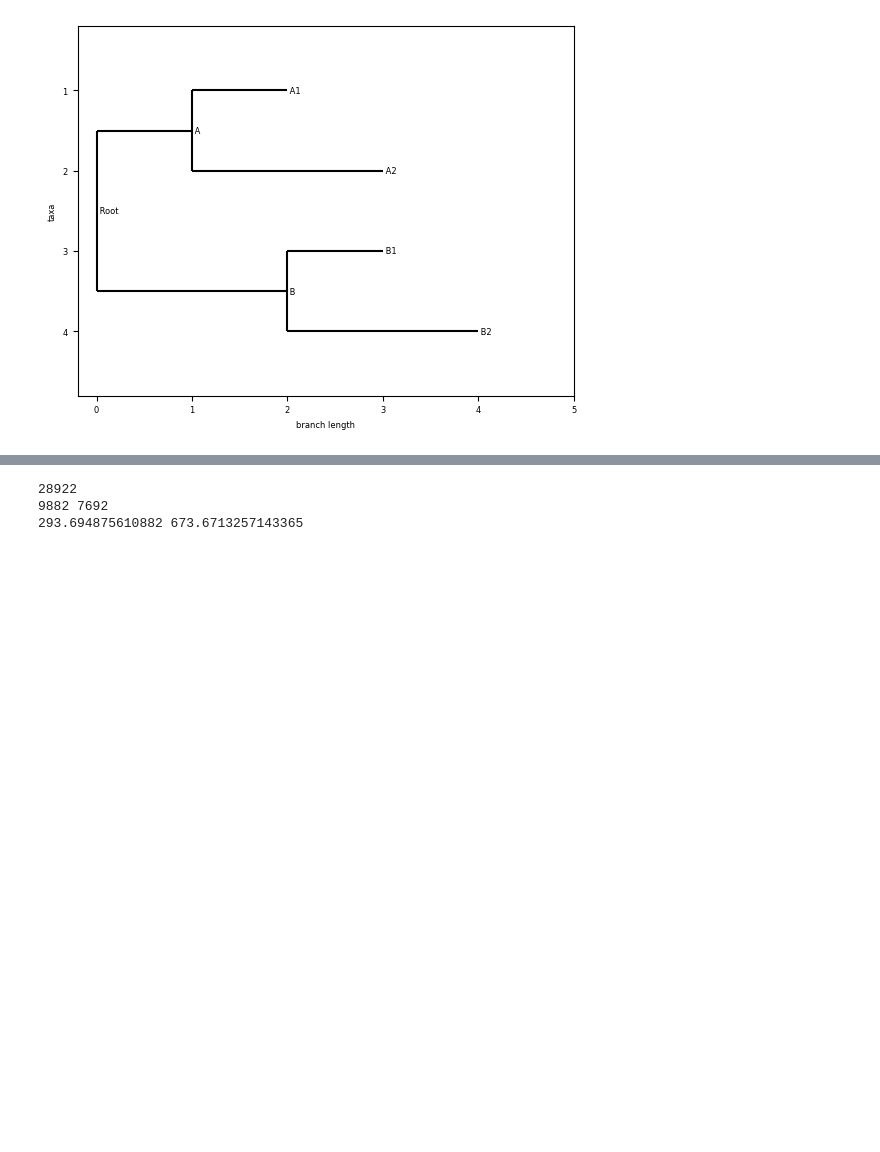
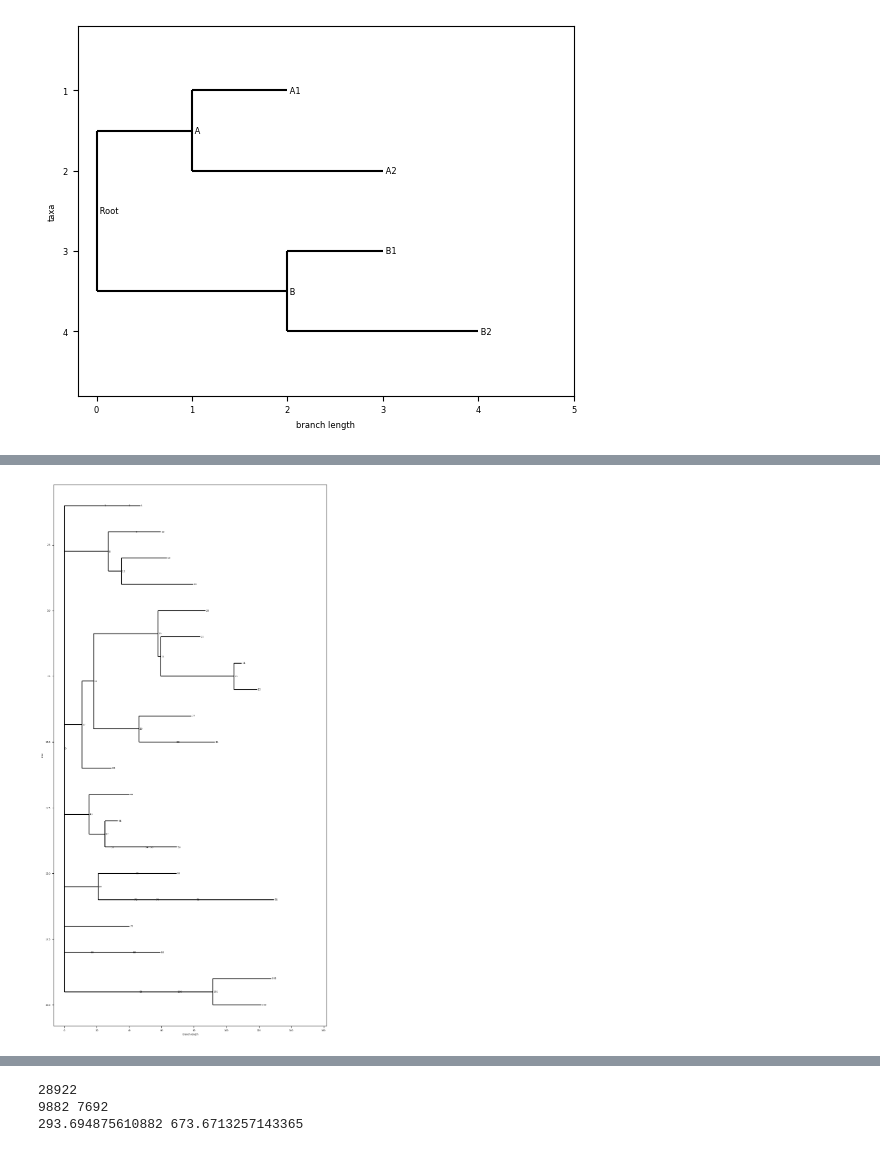
Before and after one commit to jingchengsimon/NeuronWithNetworkx, a Jupyter notebook: Polytree.ipynb, the cells around one changed output, grey strips where cells are left out. Drawn from its saved outputs; the diff is of its cells as text; code cells hidden in the pictures; blank space fills up the shorter version.

```diff
--- a/Polytree.ipynb
+++ b/Polytree.ipynb
@@ -127,0 +130,22 @@ Phylo.draw(tree, axes=axes)
+# %%
+# 读取树结构
+tree = Phylo.read("L5_morphology.xml", "phyloxml")
+
+# 筛选分支函数
+def prune_large_branches(clade, max_length):
+    # 只保留 branch length 小于 max_length 的子节点
+    clade.clades = [child for child in clade.clades if child.branch_length is None or child.branch_length < max_length]
+    # 递归处理每个子节点
+    for child in clade.clades:
+        prune_large_branches(child, max_length)
+
+# 筛选出 branch length 小于 150 的部分
+max_branch_length = 50
+prune_large_branches(tree.root, max_branch_length)
+
+# 绘制筛选后的树
+fig = plt.figure(figsize=(10, 20), dpi=100)
+axes = fig.add_subplot(1, 1, 1)
+Phylo.draw(tree, axes=axes)
+# %% [output]
+[figure, added]
```
Also changed, not shown: parts of 8 cells of this notebook, 1 other file.
